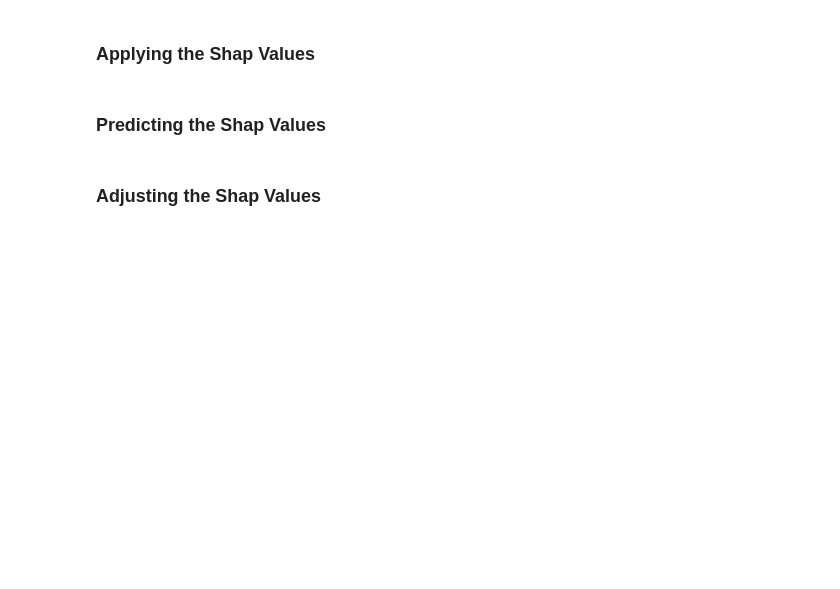
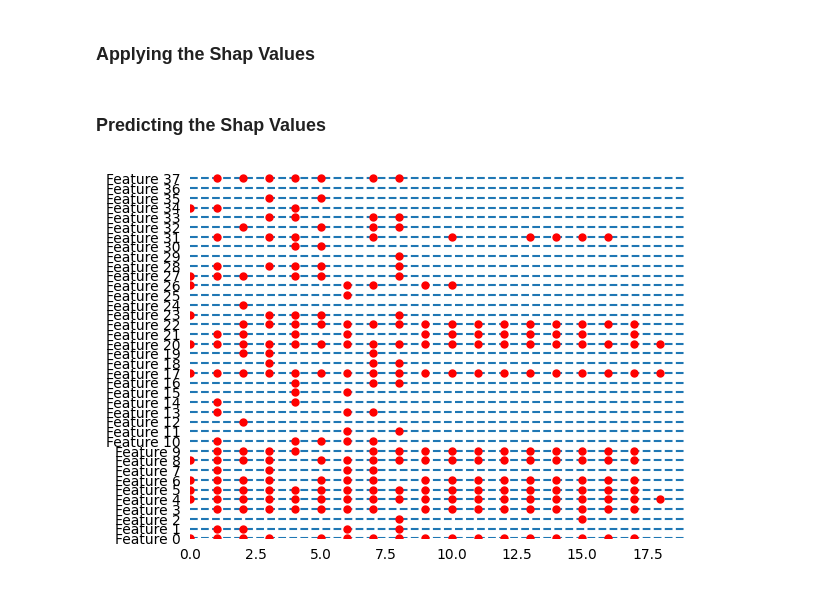
Before and after one commit to TNanukem/paper_implementations, a Jupyter notebook: Labelless Concept Drift Detection and Explanation.ipynb, the cells around one changed output. Drawn from its saved outputs; the diff is of its cells as text; code cells hidden in the pictures; blank space fills up the shorter version.

```diff
--- a/Labelless Concept Drift Detection and Explanation.ipynb
+++ b/Labelless Concept Drift Detection and Explanation.ipynb
@@ -32,4 +132,2 @@ for feature in X.columns:
 # %% [markdown]
 ### Predicting the Shap Values
-# %% [markdown]
-### Adjusting the Shap Values
@@ -35,0 +149,46 @@ for feature in X.columns:
+# %%
+alarms = {}
+for i, D in tqdm(enumerate(data_chunks[0:])):
+    alarm = {}
+
+    S = explainer(D).values
+
+    curr_stats_table, curr_stats = statistic_dict(D, S)
+
+    for feature in range(0, X.shape[1]):
+        expected_stats = expected_shap_dist(ref_stats_table[feature], curr_stats_table[feature])
+
+        # T-Test
+        _, p_val = ttest_ind_from_stats(expected_stats[0], expected_stats[1], expected_stats[2], curr_stats[feature][0], curr_stats[feature][1], curr_stats[feature][2]
+        )
+
+        if p_val < 0.05:
+            alarm[feature] = True
+        else:
+            alarm[feature] = False
+
+    alarms[i+1] = alarm
+# %%
+chunks = [i for i in alarms]
+
+features = np.unique([j for j in alarms[i] for i in alarms])
+# %%
+fig = plt.Figure(figsize=(20,10))
+for i, feature in enumerate(features):
+    plt.axhline(y=i, linestyle='--')
+
+for chunk in chunks:
+    for feature in features:
+        if alarms[chunk][feature] == True:
+            plt.plot(chunk, feature, marker="o", markersize=5, c='red')
+
+plt.xlim(0, len(chunks))
+plt.ylim(0, len(features))
+
+yticks = [f'Feature {i}' for i in range(len(features))]
+plt.yticks(features, labels=yticks)
+
+plt.tick_params(left=False, bottom=False) #remove ticks
+plt.box(False)
+# %% [output]
+[figure, added]
```
Also changed, not shown: parts of 15 cells of this notebook, 5 other files.
